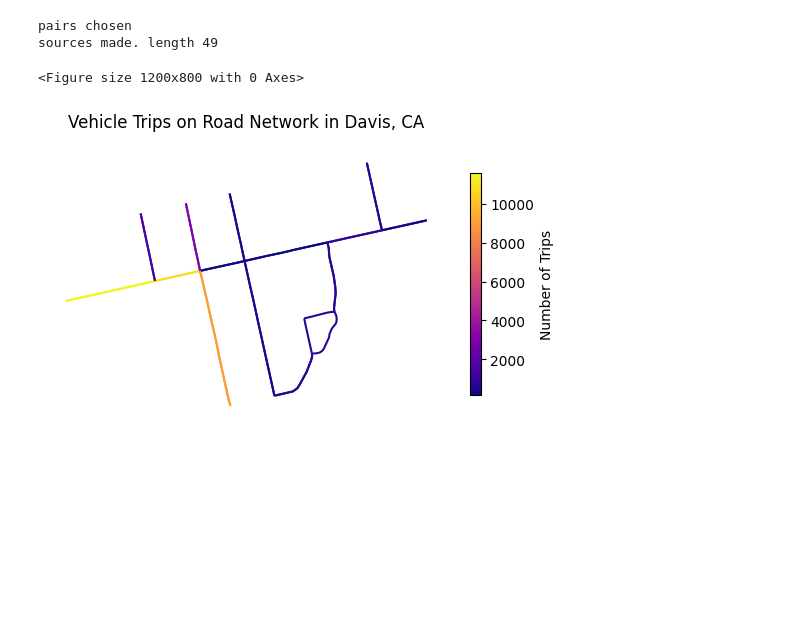
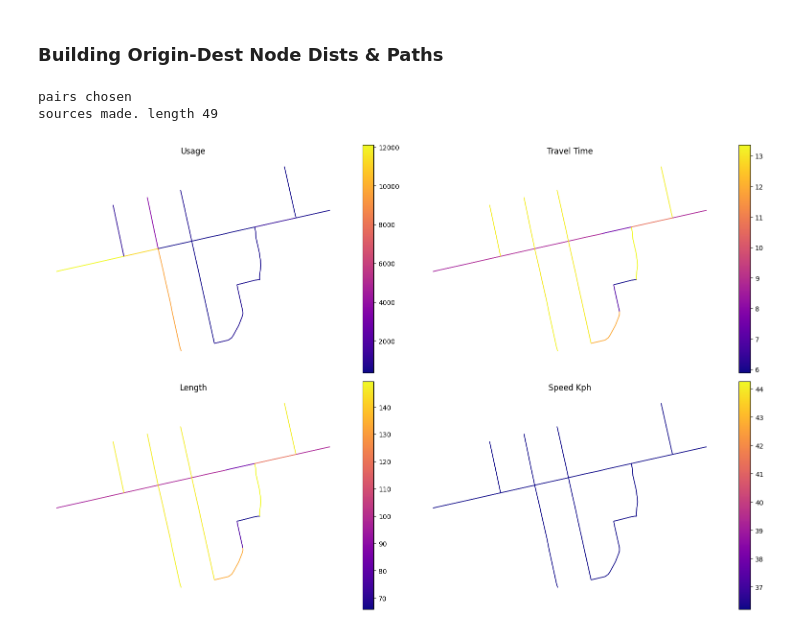
Before and after one commit to manpazito/itc_2025, a Jupyter notebook: traffic_generation/VehicleInputs.ipynb, the cells around one changed output. Saved outputs shown, nothing was run; the diff lists cells and outputs as text; code cells hidden in the pictures; blank space fills up the shorter version.

Commit message:
Updated Vehicle inputs to handle travel time

```diff
--- a/traffic_generation/VehicleInputs.ipynb
+++ b/traffic_generation/VehicleInputs.ipynb
@@ -46,2 +53,4 @@ G = ox.graph_from_place(location, network_type="drive")
+# %% [markdown]
+### Building Origin-Dest Node Dists & Paths
 # %%
 origin_nodes = ox.nearest_nodes(
@@ -86,13 +99,43 @@ sources made. length 49
+# %%
+def ll_to_xy(latlon):  # (lat,lon) -> (lon,lat)
+    return (latlon[1], latlon[0])
+
+top_left     = (38.543680985703226, -121.7440795432951)
+top_right    = (38.545050789861584, -121.73714115854816)
+bottom_right = (38.54333958192836, -121.73654298866767)
+bottom_left  = (38.54217103842081,  -121.74365700939322)
+
+from shapely.geometry import Polygon
+aoi_wgs84 = gpd.GeoDataFrame(
+    geometry=[Polygon([
+        ll_to_xy(top_left), ll_to_xy(top_right),
+        ll_to_xy(bottom_right), ll_to_xy(bottom_left),
+        ll_to_xy(top_left)
+    ])],
+    crs="EPSG:4326"
+)
+
+# project AOI to a local meters CRS to buffer, then back to 4326
+aoi_proj = aoi_wgs84.to_crs(ox.settings.default_crs)  # OSMnx default is EPSG:4326; pick a projected CRS instead if you prefer
+# Better: use a local UTM; Davis ~ EPSG:32610
+aoi_proj = aoi_wgs84.to_crs("EPSG:32610")
+aoi_buffered = aoi_proj.buffer(50).to_crs(edges_gdf.crs)  # 50 m buffer, then back to edges CRS
 # %%
-edges_in_davis=edges_df.sjoin(aoi, how="inner", predicate="intersects")
-edges_in_davis_nonzero = edges_in_davis[edges_in_davis["usage"] > 0]
-plt.figure(figsize=(12, 8))
-edges_in_davis_nonzero.plot(column="usage", cmap="plasma", legend=True
-                            , legend_kwds={'label': "Number of Trips", 'shrink': 0.6})
-plt.title("Vehicle Trips on Road Network in Davis, CA")
+edges_for_join = edges_gdf.to_crs(aoi_buffered.crs)
+edges_in_davis = gpd.sjoin(edges_for_join, gpd.GeoDataFrame(geometry=aoi_buffered, crs=aoi_buffered.crs),
+                           how="inner", predicate="intersects")
+edges_nonzero = edges_in_davis.query("usage > 0")
 
-plt.axis("off")
+metrics = ["usage", "travel_time", "length", "speed_kph"]
+fig, axes = plt.subplots(2, 2, figsize=(16, 10))
+
+for ax, metric in zip(axes.flatten(), metrics):
+    edges_nonzero.plot(column=metric, cmap="plasma",
+                        legend=True, linewidth=1.0, ax=ax)
+    ax.set_title(metric.replace("_", " ").title())
+    ax.axis("off")
+
+plt.tight_layout()
 plt.show()
 # %% [output]
-<Figure size 1200x800 with 0 Axes>
-[figure, old version]
+[figure, new version]
```
Also changed, not shown: parts of 11 cells of this notebook, 1 other file.
